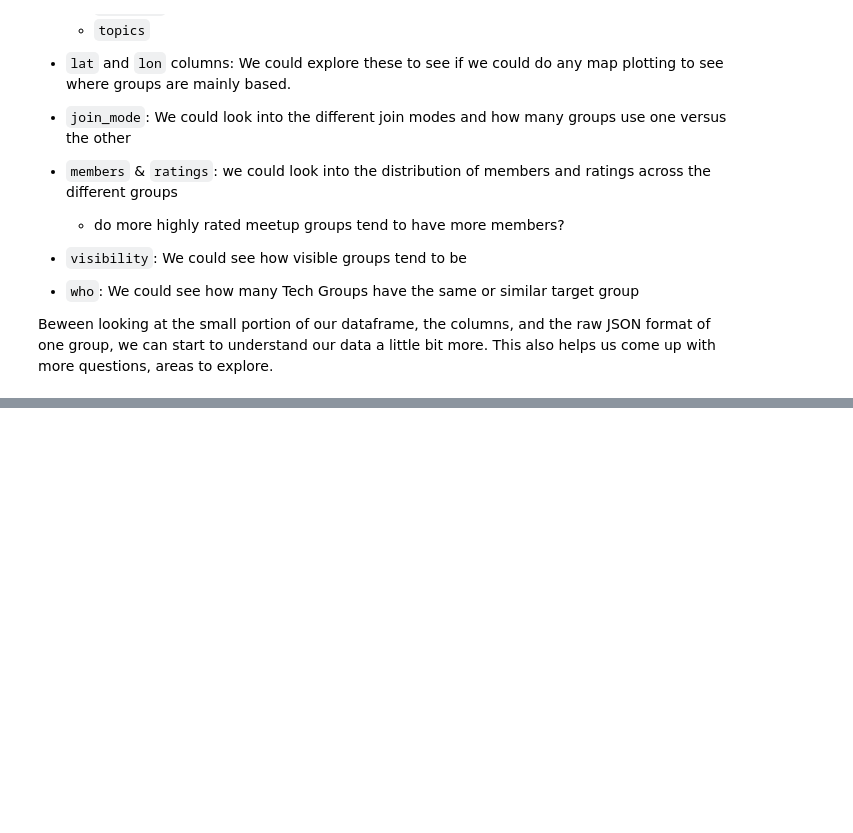
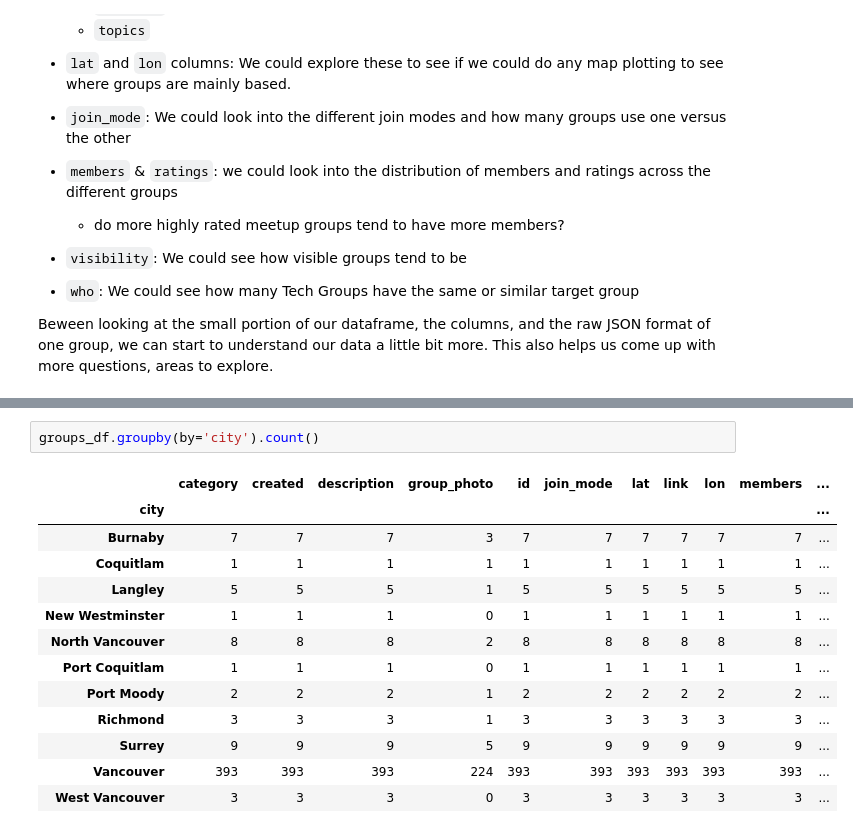
Before and after one commit to johannesgiorgis/ds_challenges, a Jupyter notebook: 01_explore_meetup_api/explore_vancouver_meetups.ipynb, the cells around one changed output, grey strips where cells are left out. Drawn from its saved outputs; the diff is of its cells as text; blank space fills up the shorter version.

```diff
--- a/01_explore_meetup_api/explore_vancouver_meetups.ipynb
+++ b/01_explore_meetup_api/explore_vancouver_meetups.ipynb
@@ -476,0 +500,16 @@ Beween looking at the small portion of our dataframe, the columns, and the raw J
+# %%
+groups_df.groupby(by='city').count()
+# %% [output]
+|  | category | created | description | group_photo | id | join_mode | lat | link | lon | members | ... |
+| city |  |  |  |  |  |  |  |  |  |  | ... |
+| Burnaby | 7 | 7 | 7 | 3 | 7 | 7 | 7 | 7 | 7 | 7 | ... |
+| Coquitlam | 1 | 1 | 1 | 1 | 1 | 1 | 1 | 1 | 1 | 1 | ... |
+| Langley | 5 | 5 | 5 | 1 | 5 | 5 | 5 | 5 | 5 | 5 | ... |
+| New Westminster | 1 | 1 | 1 | 0 | 1 | 1 | 1 | 1 | 1 | 1 | ... |
+| North Vancouver | 8 | 8 | 8 | 2 | 8 | 8 | 8 | 8 | 8 | 8 | ... |
+| Port Coquitlam | 1 | 1 | 1 | 0 | 1 | 1 | 1 | 1 | 1 | 1 | ... |
+| Port Moody | 2 | 2 | 2 | 1 | 2 | 2 | 2 | 2 | 2 | 2 | ... |
+| Richmond | 3 | 3 | 3 | 1 | 3 | 3 | 3 | 3 | 3 | 3 | ... |
+| Surrey | 9 | 9 | 9 | 5 | 9 | 9 | 9 | 9 | 9 | 9 | ... |
+| Vancouver | 393 | 393 | 393 | 224 | 393 | 393 | 393 | 393 | 393 | 393 | ... |
+| West Vancouver | 3 | 3 | 3 | 0 | 3 | 3 | 3 | 3 | 3 | 3 | ... |
```
Also changed, not shown: parts of 23 cells of this notebook.
